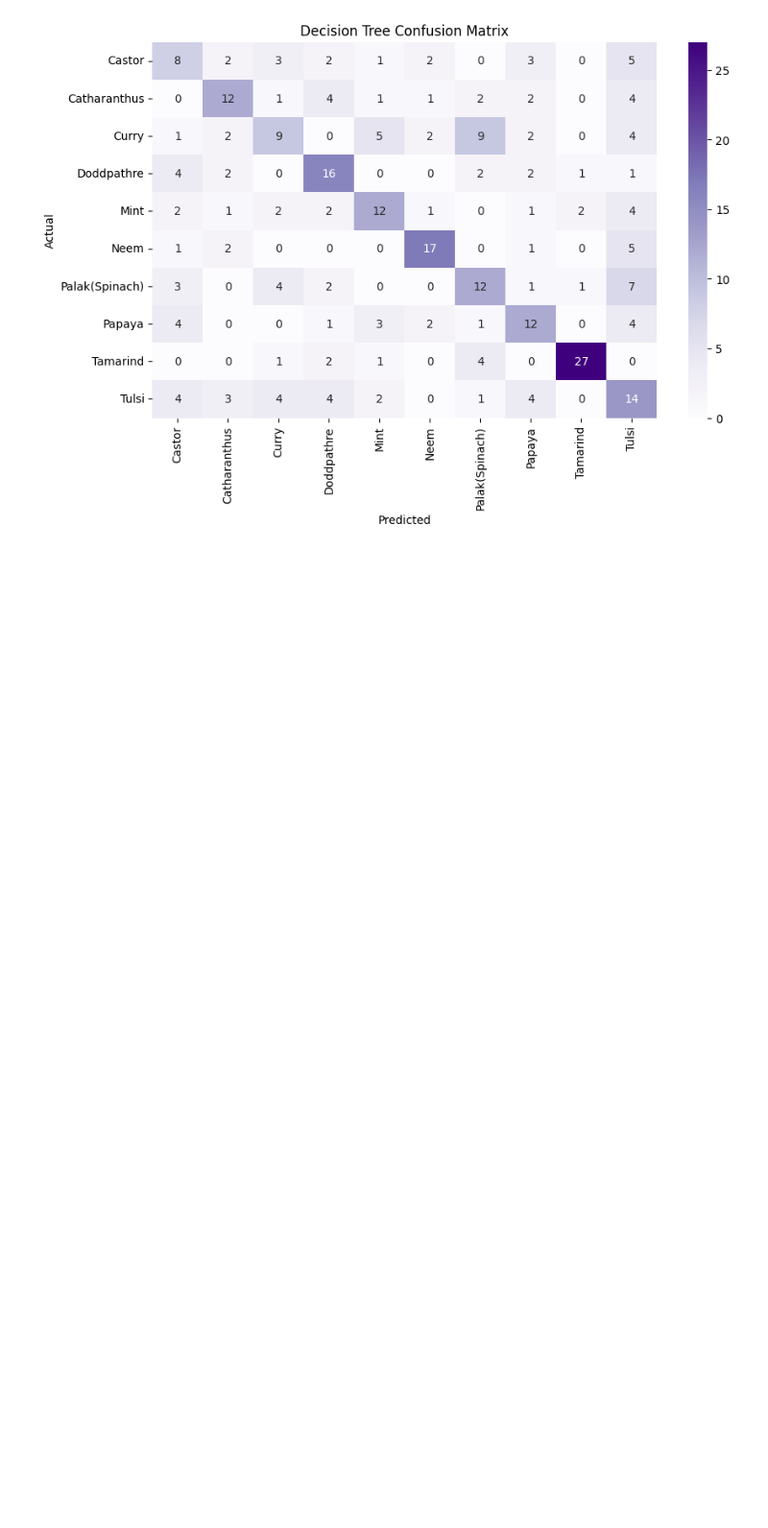
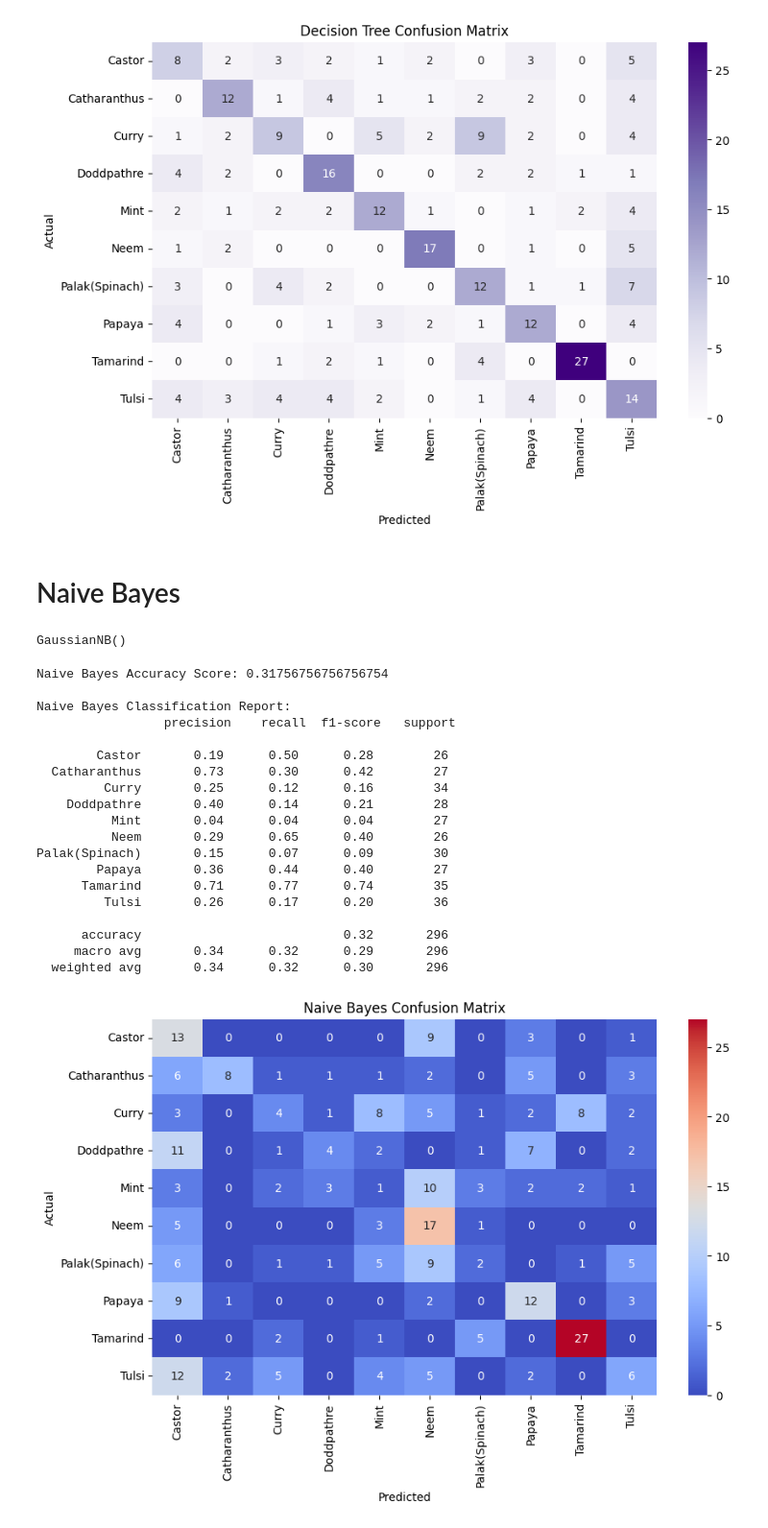
Before and after one commit to ananthu-m-01/medical-image-classification-openCV, a Jupyter notebook: Implementation/ColorBasedModel.ipynb, the cells around one changed output. Shown at 96% size. Cells and saved outputs as stored; diff of their text form; code cells hidden in the pictures; blank space fills up the shorter version.

Commit message:
color based model update

```diff
--- a/Implementation/ColorBasedModel.ipynb
+++ b/Implementation/ColorBasedModel.ipynb
@@ -219,3 +219,5 @@ Palak(Spinach)       0.39      0.40      0.39        30
      macro avg       0.48      0.47      0.47       296
   weighted avg       0.48      0.47      0.47       296
 [figure]
+# %% [markdown]
+# Naive Bayes
@@ -221,0 +226,41 @@ Palak(Spinach)       0.39      0.40      0.39        30
+# %%
+nb_model = GaussianNB()
+nb_model.fit(X_train, y_train)
+# %% [output]
+GaussianNB()
+# %%
+y_pred_nb = nb_model.predict(X_test)
+# %%
+print("Naive Bayes Accuracy Score:", accuracy_score(y_test, y_pred_nb))
+print("\nNaive Bayes Classification Report:\n", classification_report(y_test, y_pred_nb))
+
+# Confusion Matrix for Naive Bayes
+conf_mat_nb = confusion_matrix(y_test, y_pred_nb)
+plt.figure(figsize=(10, 6))
+sns.heatmap(conf_mat_nb, annot=True, fmt='d', cmap='coolwarm',
+            xticklabels=nb_model.classes_, yticklabels=nb_model.classes_)
+plt.xlabel('Predicted')
+plt.ylabel('Actual')
+plt.title('Naive Bayes Confusion Matrix')
+plt.show()
+# %% [output]
+Naive Bayes Accuracy Score: 0.31756756756756754
+
+Naive Bayes Classification Report:
+                 precision    recall  f1-score   support
+
+        Castor       0.19      0.50      0.28        26
+  Catharanthus       0.73      0.30      0.42        27
+         Curry       0.25      0.12      0.16        34
+    Doddpathre       0.40      0.14      0.21        28
+          Mint       0.04      0.04      0.04        27
+          Neem       0.29      0.65      0.40        26
+Palak(Spinach)       0.15      0.07      0.09        30
+        Papaya       0.36      0.44      0.40        27
+      Tamarind       0.71      0.77      0.74        35
+         Tulsi       0.26      0.17      0.20        36
+
+      accuracy                           0.32       296
+     macro avg       0.34      0.32      0.29       296
+  weighted avg       0.34      0.32      0.30       296
+[figure, added]
```
Also changed, not shown: parts of 3 cells of this notebook.
